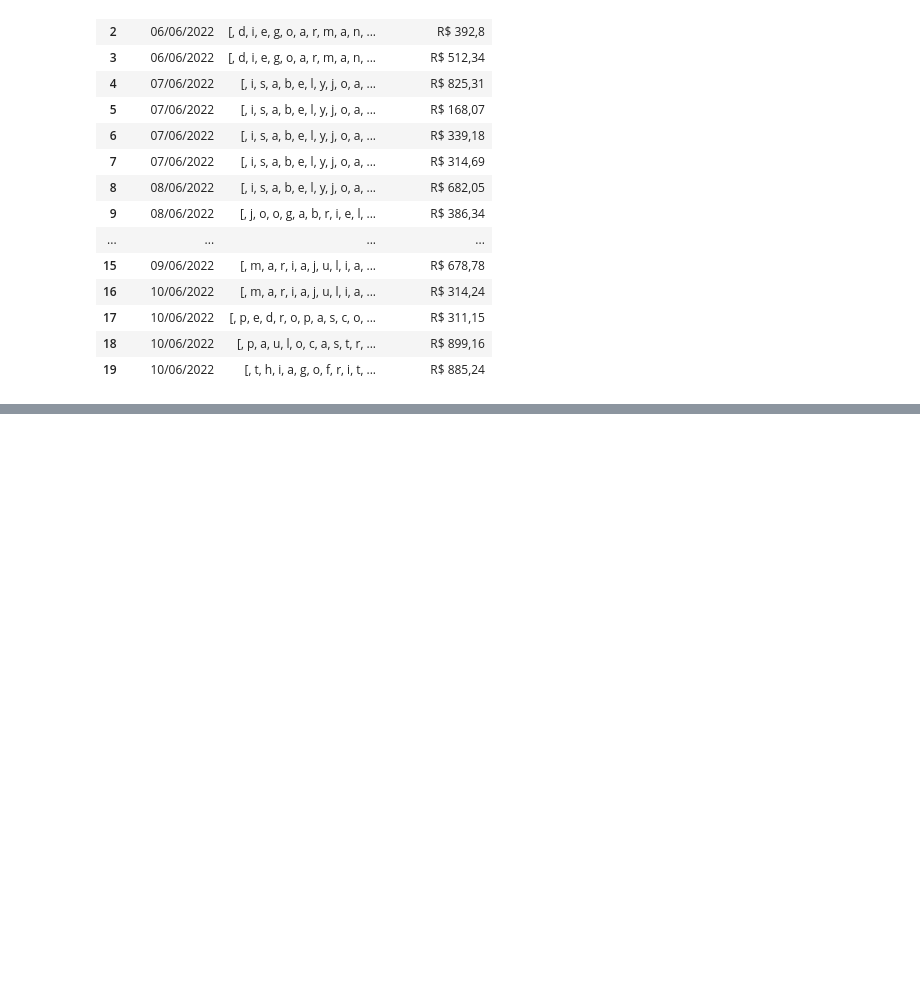
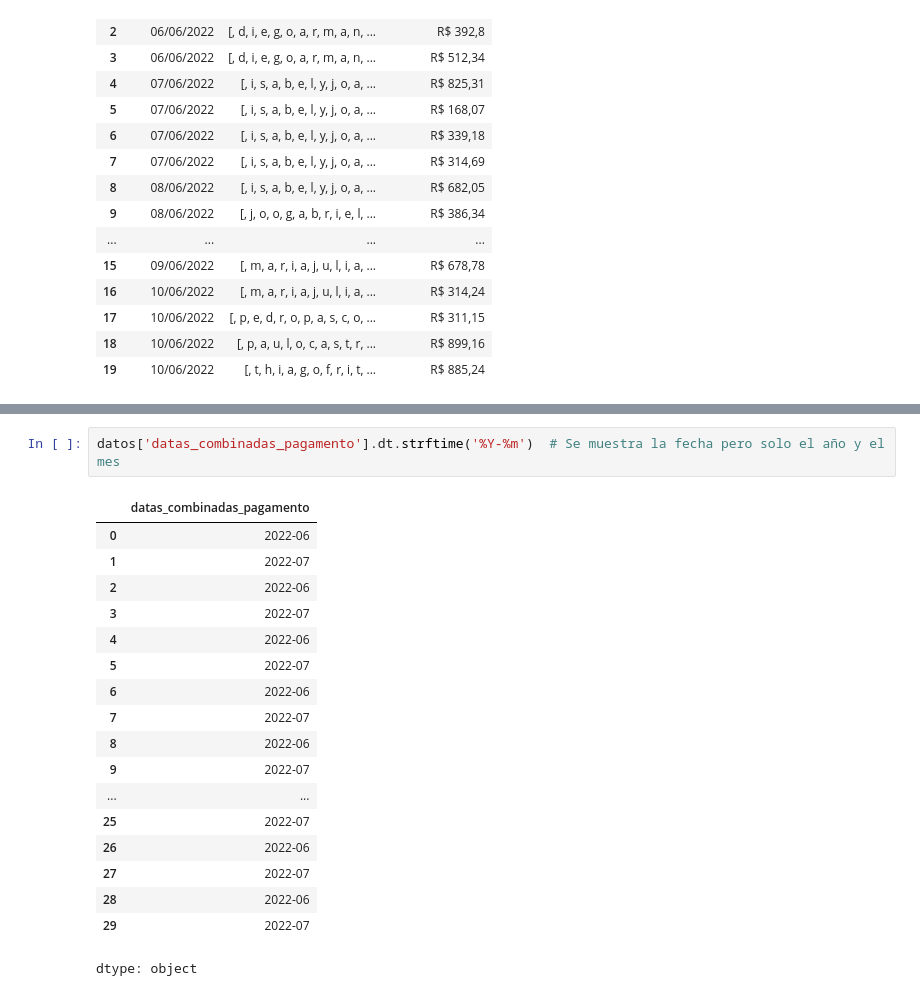
Before and after one commit to Starleen1996/Pandas-E-S, a Jupyter notebook: Tratamiento_Manipulacion_Datos.ipynb, the cells around one changed output, grey strips where cells are left out. Cells and saved outputs as stored; diff of their text form; blank space fills up the shorter version.

```diff
--- a/Tratamiento_Manipulacion_Datos.ipynb
+++ b/Tratamiento_Manipulacion_Datos.ipynb
@@ -368,0 +449,21 @@ datos_2
+# %%
+datos['datas_combinadas_pagamento'].dt.strftime('%Y-%m')  # Se muestra la fecha pero solo el año y el mes
+# %% [output]
+|  | datas_combinadas_pagamento |
+| 0 | 2022-06 |
+| 1 | 2022-07 |
+| 2 | 2022-06 |
+| 3 | 2022-07 |
+| 4 | 2022-06 |
+| 5 | 2022-07 |
+| 6 | 2022-06 |
+| 7 | 2022-07 |
+| 8 | 2022-06 |
+| 9 | 2022-07 |
+| ... | ... |
+| 25 | 2022-07 |
+| 26 | 2022-06 |
+| 27 | 2022-07 |
+| 28 | 2022-06 |
+| 29 | 2022-07 |
+dtype: object
```
Also changed, not shown: parts of 7 cells of this notebook.
